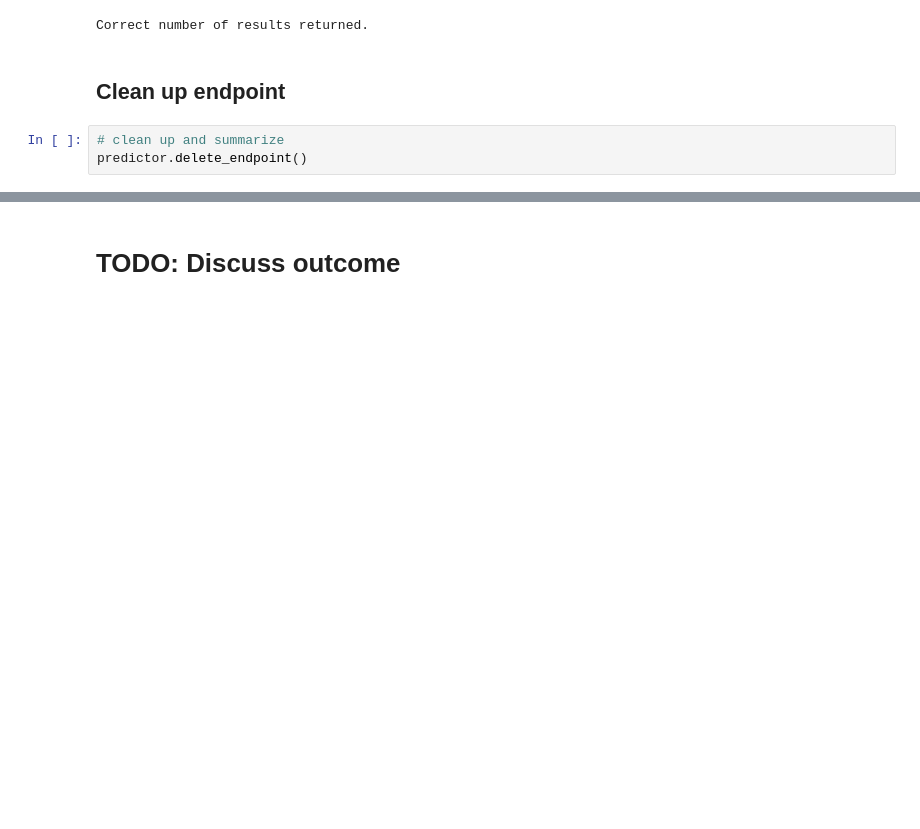
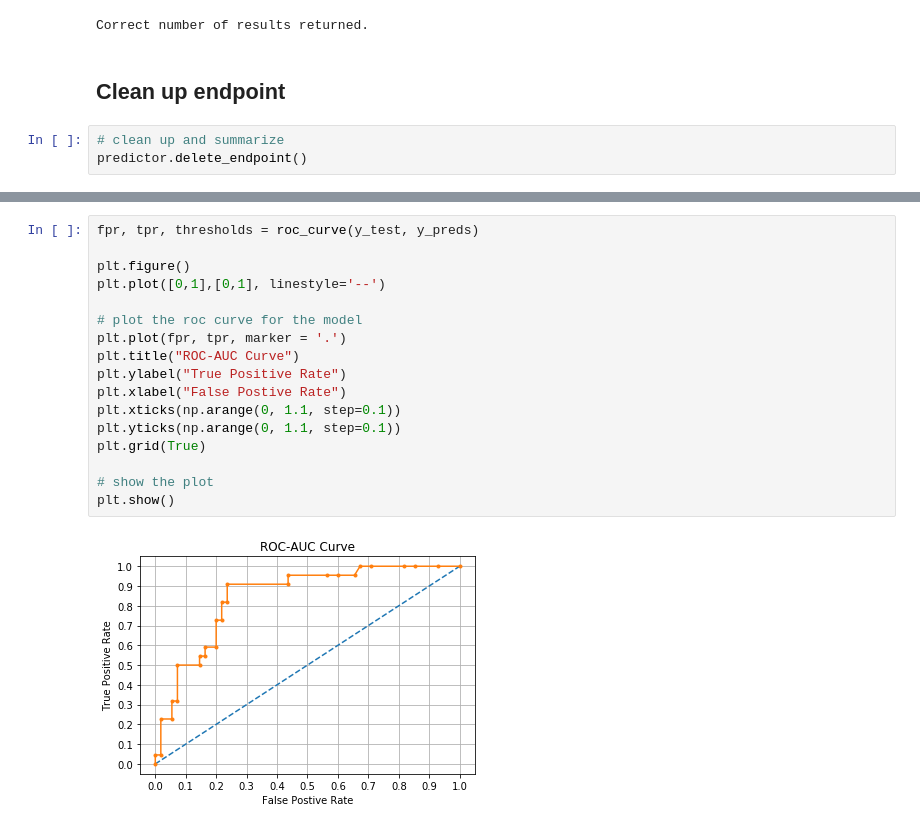
Before and after one commit to jasmark/mlnd_sagemaker_capstone_diabetes, a Jupyter notebook: predicting_diabetes.ipynb, the cells around one changed output, grey strips where cells are left out. Saved outputs shown, nothing was run; the diff lists cells and outputs as text; blank space fills up the shorter version.

```diff
--- a/predicting_diabetes.ipynb
+++ b/predicting_diabetes.ipynb
@@ -361,2 +373,19 @@ Accuracy Score: 0.8051948051948052
-# %% [markdown]
-# TODO: Discuss outcome
+# %%
+fpr, tpr, thresholds = roc_curve(y_test, y_preds)
+
+plt.figure()
+plt.plot([0,1],[0,1], linestyle='--')
+
+# plot the roc curve for the model
+plt.plot(fpr, tpr, marker = '.')
+plt.title("ROC-AUC Curve")
+plt.ylabel("True Positive Rate")
+plt.xlabel("False Postive Rate")
+plt.xticks(np.arange(0, 1.1, step=0.1))
+plt.yticks(np.arange(0, 1.1, step=0.1))
+plt.grid(True)
+
+# show the plot
+plt.show()
+# %% [output]
+[figure, added]
```
Also changed, not shown: parts of 12 cells of this notebook.
